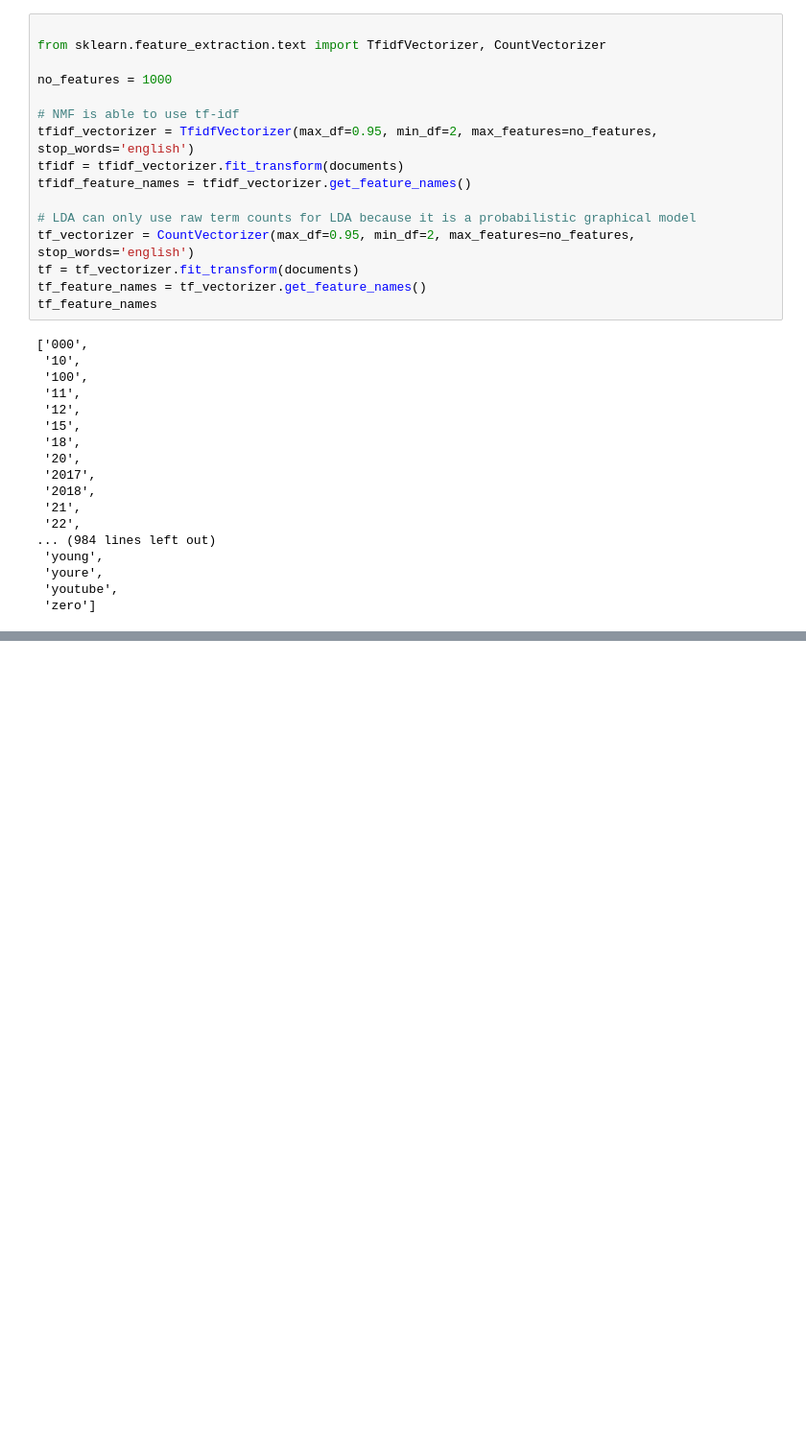
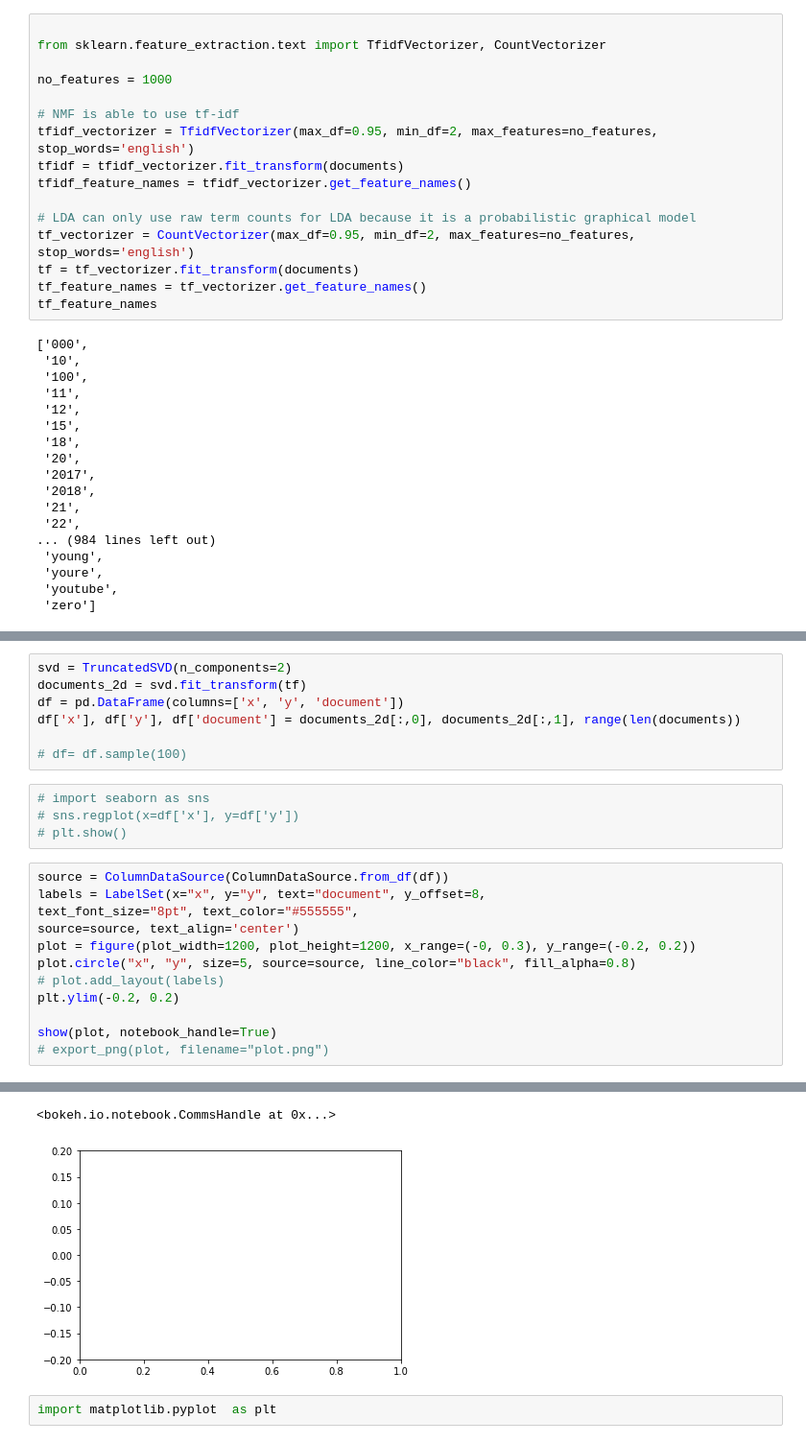
Before and after one commit to jaisal1024/MemeTimes, a Jupyter notebook: LDAmodel.ipynb, the cells around one changed output, grey strips where cells are left out. Shown at 96% size. Drawn from its saved outputs; the diff is of its cells as text; blank space fills up the shorter version.

Commit message:
lda plotting attempt, groups not colored yet

```diff
--- a/LDAmodel.ipynb
+++ b/LDAmodel.ipynb
@@ -85,0 +128,24 @@ display_topics(nmf, tfidf_feature_names, no_top_words)
+# %%
+svd = TruncatedSVD(n_components=2)
+documents_2d = svd.fit_transform(tf)
+df = pd.DataFrame(columns=['x', 'y', 'document'])
+df['x'], df['y'], df['document'] = documents_2d[:,0], documents_2d[:,1], range(len(documents))
+
+# df= df.sample(100)
+# %%
+# import seaborn as sns
+# sns.regplot(x=df['x'], y=df['y'])
+# plt.show()
+# %%
+source = ColumnDataSource(ColumnDataSource.from_df(df))
+labels = LabelSet(x="x", y="y", text="document", y_offset=8,
+text_font_size="8pt", text_color="#555555",
+source=source, text_align='center')
+plot = figure(plot_width=1200, plot_height=1200, x_range=(-0, 0.3), y_range=(-0.2, 0.2))
+plot.circle("x", "y", size=5, source=source, line_color="black", fill_alpha=0.8)
+# plot.add_layout(labels)
+plt.ylim(-0.2, 0.2)
+
+show(plot, notebook_handle=True)
+# export_png(plot, filename="plot.png")
+# %% [output]
@@ -85,0 +154,4 @@ display_topics(nmf, tfidf_feature_names, no_top_words)
+<bokeh.io.notebook.CommsHandle at 0x...>
+[figure, added]
+# %%
+import matplotlib.pyplot  as plt
```
Also changed, not shown: parts of 11 cells of this notebook, 1 other file.
